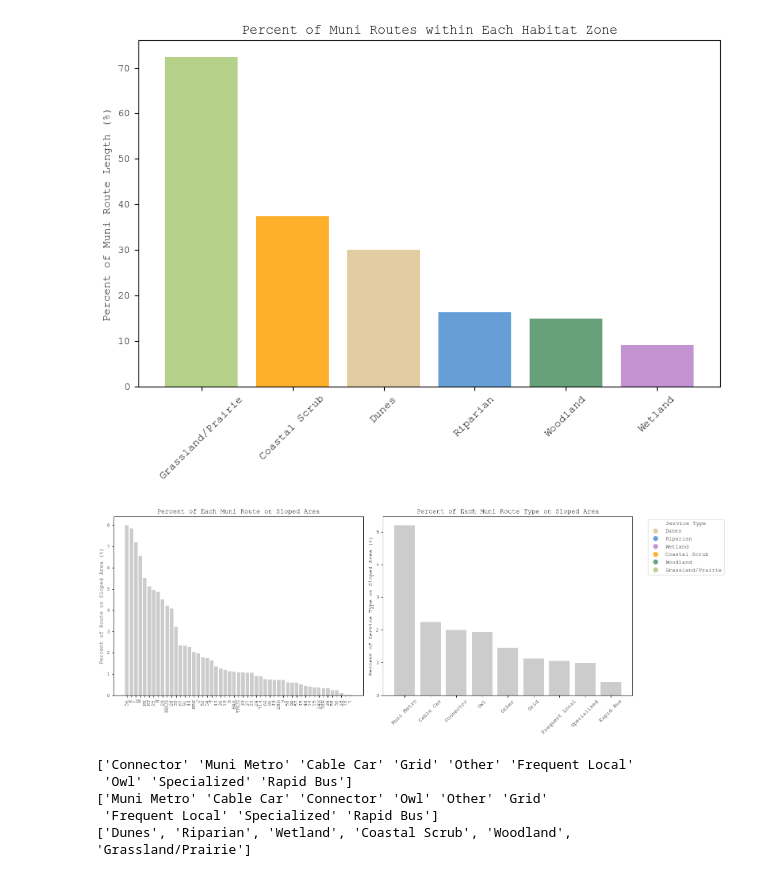
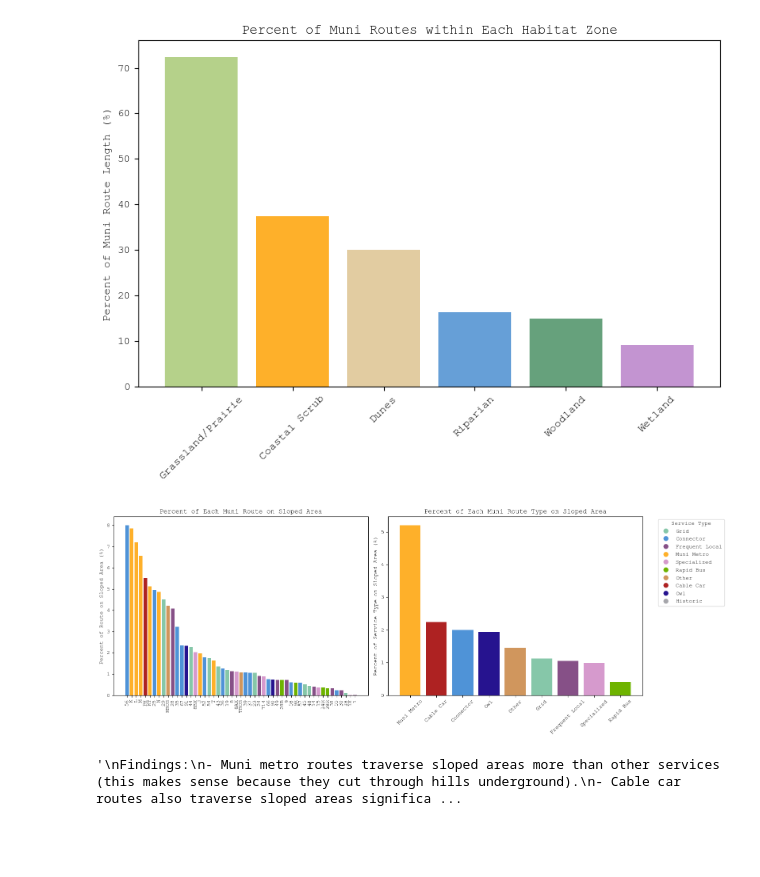
Before and after one commit to elliemadsen/cdp-mapping-systems, a Jupyter notebook: Assignments/01_SF_Canopy_Slope_Habitat_Analysis.ipynb, the cells around one changed output. Cells and saved outputs as stored; diff of their text form; code cells hidden in the pictures; blank space fills up the shorter version.

Commit message:
update notebook w charts

```diff
--- a/Assignments/01_SF_Canopy_Slope_Habitat_Analysis.ipynb
+++ b/Assignments/01_SF_Canopy_Slope_Habitat_Analysis.ipynb
@@ -24,7 +24,7 @@ muni_cmap = {
     "Owl": "#26138F",
     "Historic": "#A6A6AB",
 }
-muni_routes["color"] = muni_routes["service_ca"].map(cmap)
+muni_routes["color"] = muni_routes["service_ca"].map(muni_cmap)
 
 ax = muni_routes.plot(
     color=muni_routes["color"],
@@ -35,9 +35,9 @@ plt.title("San Francisco Muni Routes")
 
 legend_colors = [
     Line2D([0], [0], marker="o", color="w", markerfacecolor=c, markersize=10)
-    for c in cmap.values()
+    for c in muni_cmap.values()
 ]
-labels = cmap.keys()
+labels = muni_cmap.keys()
 plt.legend(legend_colors, labels, loc="upper left")
 # %% [output]
 <matplotlib.legend.Legend at 0x...>
@@ -408,7 +362,7 @@ route_slope_lengths["pct_on_slope"] = (
 ) * 100
 route_slope_lengths = route_slope_lengths.sort_values("pct_on_slope", ascending=False)
 
-# --- Calculate percent of each muni route TYPE on sloped area ---
+# --- Calculate percent of each muni route type on sloped area ---
 # Merge service type into route_slope_lengths
 route_slope_lengths = route_slope_lengths.merge(
     muni_routes[["route_name", "service_ca"]].drop_duplicates(),
@@ -445,7 +399,7 @@ service_type_slopes = service_type_slopes.sort_values("pct_on_slope", ascending=
 # Bar plot: percent of each muni route on sloped area (colored by service type)
 
 fig, ax = plt.subplots(1, 2, figsize=(16, 6))
-route_colors = route_slope_lengths["service_ca"].map(cmap).fillna("#cccccc")
+route_colors = route_slope_lengths["service_ca"].map(muni_cmap).fillna("#cccccc")
 ax[0].bar(
     route_slope_lengths["route_name"],
     route_slope_lengths["pct_on_slope"],
@@ -455,48 +409,48 @@ ax[0].set_ylabel("Percent of Route on Sloped Area (%)")
 ax[0].set_title("Percent of Each Muni Route on Sloped Area")
 ax[0].tick_params(axis="x", rotation=90)
 
-# Bar plot: percent of each service type on sloped area
-service_colors = service_type_slopes["service_ca"].map(cmap).fillna("#cccccc")
+# Bar plot: percent of each service type on sloped area (colored by service type)
+service_colors = service_type_slopes["service_ca"].map(muni_cmap).fillna("#cccccc")
 ax[1].bar(
     service_type_slopes["service_ca"],
     service_type_slopes["pct_on_slope"],
     color=service_colors,
 )
 ax[1].set_ylabel("Percent of Service Type on Sloped Area (%)")
 ax[1].set_title("Percent of Each Muni Route Type on Sloped Area")
 ax[1].tick_params(axis="x", rotation=45)
 
 # Add legend for service types
 legend_elements = [
     Line2D(
         [0],
         [0],
         marker="o",
         color="w",
         markerfacecolor=color,
         markersize=10,
         label=stype,
     )
-    for stype, color in cmap.items()
+    for stype, color in muni_cmap.items()
 ]
 ax[1].legend(
     handles=legend_elements,
     title="Service Type",
     bbox_to_anchor=(1.05, 1),
     loc="upper left",
 )
 
 plt.tight_layout()
 plt.show()
 # %% [output]
-[figure, old version]
+[figure, new version]
 # %%
-print(route_slope_lengths["service_ca"].unique())
-print(service_type_slopes["service_ca"].unique())
-print(list(cmap.keys()))
+"""
+Findings:
+- Muni metro routes traverse sloped areas more than other services (this makes sense because they cut through hills underground).
+- Cable car routes also traverse sloped areas significantly, as they are designed to navigate steep hills.
+- Rapid buses do not traverse sloped areas as much as other services, likely because they are designed for flatter and quicker routes.
+- The highest percent of Muni routes are through Grassland/prairie zones.
+"""
 # %% [output]
-['Connector' 'Muni Metro' 'Cable Car' 'Grid' 'Other' 'Frequent Local'
- 'Owl' 'Specialized' 'Rapid Bus']
-['Muni Metro' 'Cable Car' 'Connector' 'Owl' 'Other' 'Grid'
- 'Frequent Local' 'Specialized' 'Rapid Bus']
-['Dunes', 'Riparian', 'Wetland', 'Coastal Scrub', 'Woodland', 'Grassland/Prairie']
+'\nFindings:\n- Muni metro routes traverse sloped areas more than other services (this makes sense because they cut through hills underground).\n- Cable car routes also traverse sloped areas significa ...
```
Also changed, not shown: parts of 6 cells of this notebook.
